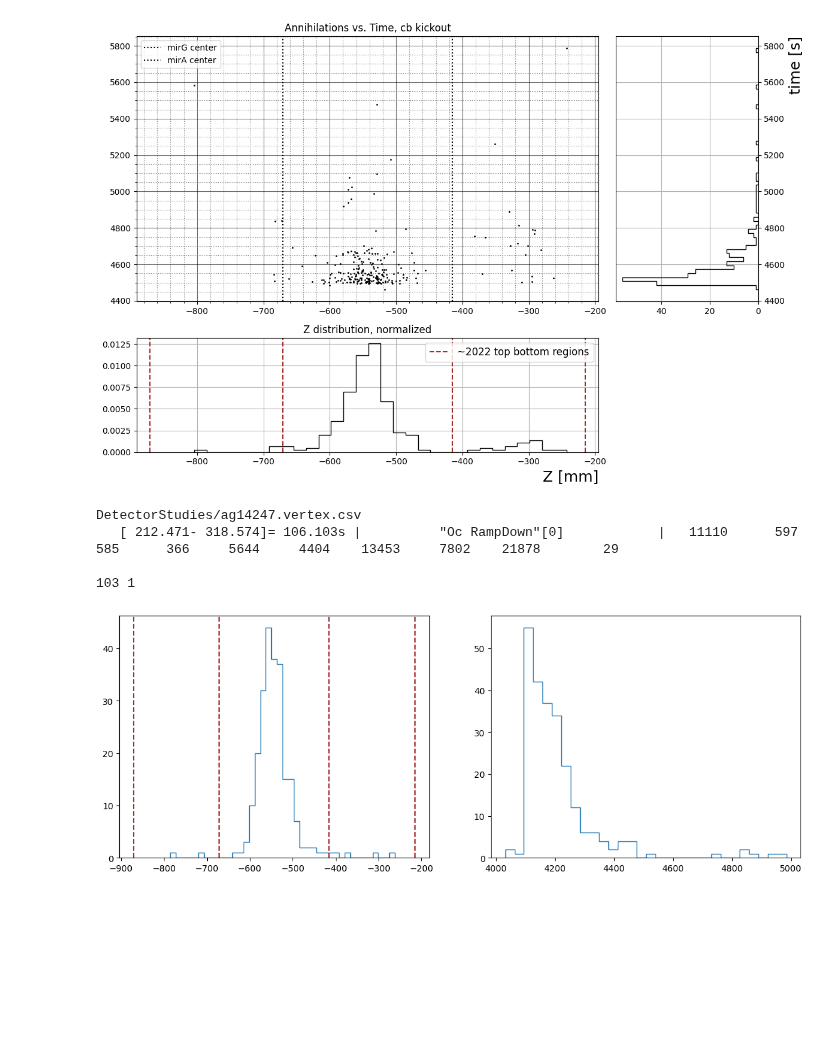
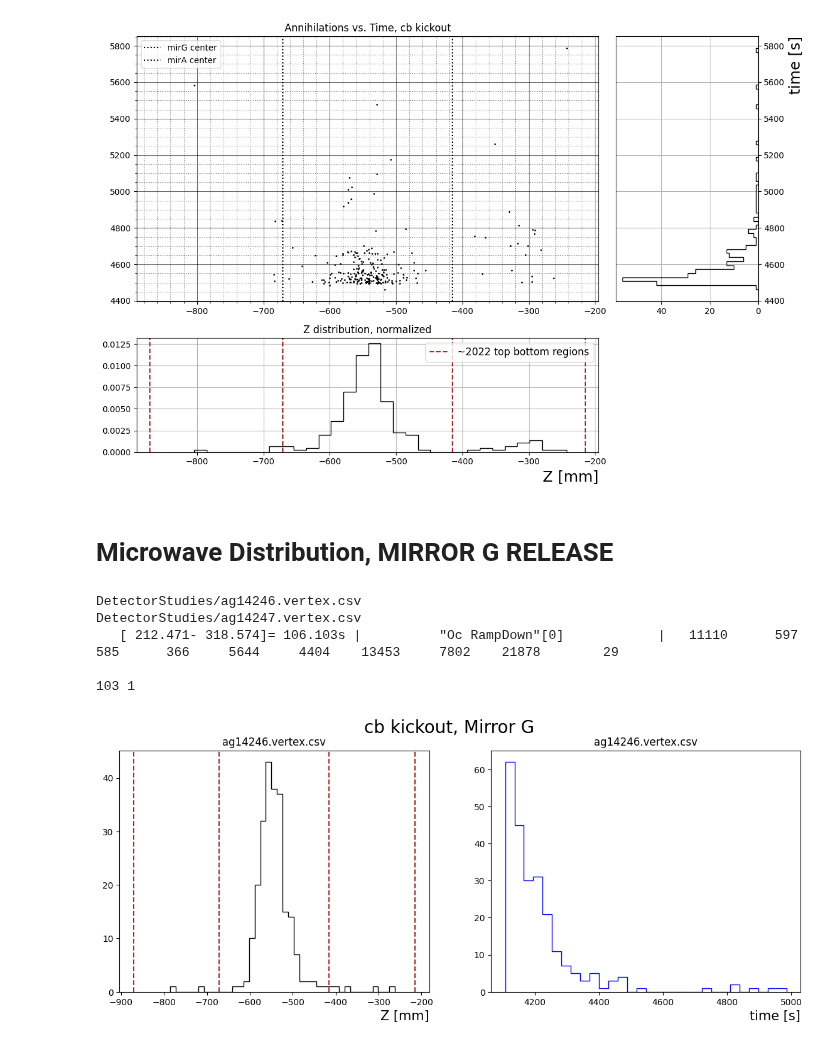
Before and after one commit to Adrianodelvincio/alphag_frequentist_analysis_2025, a Jupyter notebook: DetectorAsymmetry/D_extraction.ipynb, the cells around one changed output. Drawn from its saved outputs; the diff is of its cells as text; code cells hidden in the pictures; blank space fills up the shorter version.

```diff
--- a/DetectorAsymmetry/D_extraction.ipynb
+++ b/DetectorAsymmetry/D_extraction.ipynb
@@ -90,12 +125,12 @@ DetectorStudies/ag14245.vertex.csv
 # %%
 def NupNdown  (data, start, stop, zmin, zmax, zgap_min, zgap_max):
-    Ndwn = (data["run time"] > start) & (data["run time"] < stop) & (data["Z"] > zmin) & (data["Z"] < zgap_min)
-    Nup  = (data["run time"] > start) & (data["run time"] < stop) & (data["Z"] > zgap_max) & (data["Z"] < zmax)
+    Ndwn = (data["run time"] > start) & (data["run time"] < stop) & (data["Z"] > ZCUTS.zmin) & (data["Z"] < ZCUTS.zgap_min)
+    Nup  = (data["run time"] > start) & (data["run time"] < stop) & (data["Z"] > ZCUTS.zgap_max) & (data["Z"] < ZCUTS.zmax)
     return Nup.sum(), Ndwn.sum()
 
 mask   = (dataset_mirrA["run time"] > mw_cb_start[0]) & (dataset_mirrA["run time"] < mw_cb_stop[0])
 
-Nup, Ndown = NupNdown(dataset_mirrA, mw_cb_start[0], mw_cb_stop[0], zmin, zmax, zgap_min, zgap_max)
+Nup, Ndown = NupNdown(dataset_mirrA, mw_cb_start[0], mw_cb_stop[0], ZCUTS.zmin, ZCUTS.zmax, ZCUTS.zgap_min, ZCUTS.zgap_max)
 
 Nup   -= bkg_up   * (mw_cb_start[0] - mw_cb_stop[0])
 Ndown -= bkg_down * (mw_cb_start[0] - mw_cb_stop[0])
@@ -125,10 +160,10 @@ ax1.grid(which='minor', linestyle=':', color='gray') #Griglia minore: linea trat
 ax2.set_title("Z distribution, normalized")
 ax2.set_xlabel("Z [mm]", loc = "right", fontsize = 18)
 ax2.hist(dataset_mirrA["Z"][mask], bins = 30, histtype = "step", color = "black", density = True)
-ax2.axvline(zmin,linestyle = "--", color = "brown", label = "~2022 top bottom regions")
-ax2.axvline(zmax,linestyle = "--", color = "brown")
-ax2.axvline(zgap_min,linestyle = "--", color = "brown")
-ax2.axvline(zgap_max,linestyle = "--", color = "brown")
+ax2.axvline(ZCUTS.zmin,linestyle = "--", color = "brown", label = "~2022 top bottom regions")
+ax2.axvline(ZCUTS.zmax,linestyle = "--", color = "brown")
+ax2.axvline(ZCUTS.zgap_min,linestyle = "--", color = "brown")
+ax2.axvline(ZCUTS.zgap_max,linestyle = "--", color = "brown")
 ax2.set_xlim(zmin-20,zmax+20)
 ax2.legend(fontsize = 12)
 ax2.grid()
@@ -148,36 +183,56 @@ plt.show()
 #fig.savefig(f"MBMF_rampdown_ag{runs['2025'][0].split('/')[0].replace('ag','')}.png")
 # %% [output]
 [figure]
+# %% [markdown]
+# Microwave Distribution, MIRROR G RELEASE
 # %%
+
+# Extract the mw dump markers
+mw_cb_start, mw_cb_stop = ReadTheSpill(runs["Miror G normalization"], "\"Microwave Dump\"[0]") # Microwave DUMP
+
+if not mw_cb_start: # if empty, it's run 14246 with problems with dump markers
+    mask =  (dataset_norm["run time"] > 4106) & (dataset_norm["run time"] < 5000)
+else:
+    mask =  (dataset_norm["run time"] > mw_cb_start[0]) & (dataset_norm["run time"] < mw_cb_stop[0])
+
+
+
 plt.figure(2, figsize = (14,5))
+plt.suptitle("cb kickout, Mirror G", fontsize = 20)
 plt.subplot(1,2,1)
+plt.title(f"{runs['Miror G normalization'].replace('DetectorStudies/', '')}") # title
+plt.hist(dataset_norm["Z"][mask], color = "black", bins = 40, histtype = 'step')
+plt.axvline(ZCUTS.zmin,linestyle = "--", color = "brown", label = "~2022 top bottom regions")
+plt.axvline(ZCUTS.zmax,linestyle = "--", color = "brown")
+plt.axvline(ZCUTS.zgap_min,linestyle = "--", color = "brown")
+plt.axvline(ZCUTS.zgap_max,linestyle = "--", color = "brown")
+plt.xlabel("Z [mm]", fontsize = 15, loc = "right")
+plt.subplot(1,2,2)
+plt.title(f"{runs['Miror G normalization'].replace('DetectorStudies/', '')}") # title
+plt.xlabel("time [s]", fontsize = 15, loc = "right")
+plt.hist(dataset_norm["run time"][mask], color = "blue", bins = 30, histtype = 'step')
 
-#mw_cb_start, mw_cb_stop = ReadTheSpill(runs["Miror G normalization"], "\"Microwave Dump\"[0]") # Microwave DUMP
-#mask =  (dataset_norm["run time"] > mw_cb_start[0]) & (dataset_norm["run time"] < mw_cb_stop[0])
-mask =  (dataset_norm["run time"] > 4000) & (dataset_norm["run time"] < 5000)
-
-plt.hist(dataset_norm["Z"][mask], bins = 40, histtype = 'step')
-plt.axvline(zmin,linestyle = "--", color = "brown", label = "~2022 top bottom regions")
-plt.axvline(zmax,linestyle = "--", color = "brown")
-plt.axvline(zgap_min,linestyle = "--", color = "brown")
-plt.axvline(zgap_max,linestyle = "--", color = "brown")
-plt.subplot(1,2,2)
-plt.hist(dataset_norm["run time"][mask], bins = 30, histtype = 'step')
+plt.savefig("microwave_mirrorG.png", bbox_inches = "tight")
 
 cb_kickout.append(mask.sum())
 
 # Extract the Z counts
+oct_start, oct_stop = ReadTheSpill(runs["Mirror G"], "\"Oc RampDown\"[0]") # Oct ramp down
 
-oct_start, oct_stop = ReadTheSpill(runs["Mirror G"], "\"Oc RampDown\"[0]") # Oct ramp down
-Nup, Ndown = NupNdown(dataset_mirrG, oct_start[0] - 150, oct_start[0], zmin, zmax, zgap_min, zgap_max)
+# time is selected from Oc rampdown
+start = oct_start[0] - 150
+stop = oct_start[0]
+
+Nup, Ndown = NupNdown(dataset_mirrG, start , stop , ZCUTS.zmin, ZCUTS.zmax, ZCUTS.zgap_min, ZCUTS.zgap_max)
 print(Nup, Ndown)
 mirros_ramps.append(Nup)
 # %% [output]
+DetectorStudies/ag14246.vertex.csv
 DetectorStudies/ag14247.vertex.csv
    [ 212.471- 318.574]= 106.103s |          "Oc RampDown"[0]            |   11110      597      585      366     5644     4404    13453     7802    21878        29
 
 103 1
-[figure, old version]
+[figure, new version]
 # %%
 print(cb_kickout)
 print(mirros_ramps)
```
Also changed, not shown: parts of 13 cells of this notebook, 2 other files.
